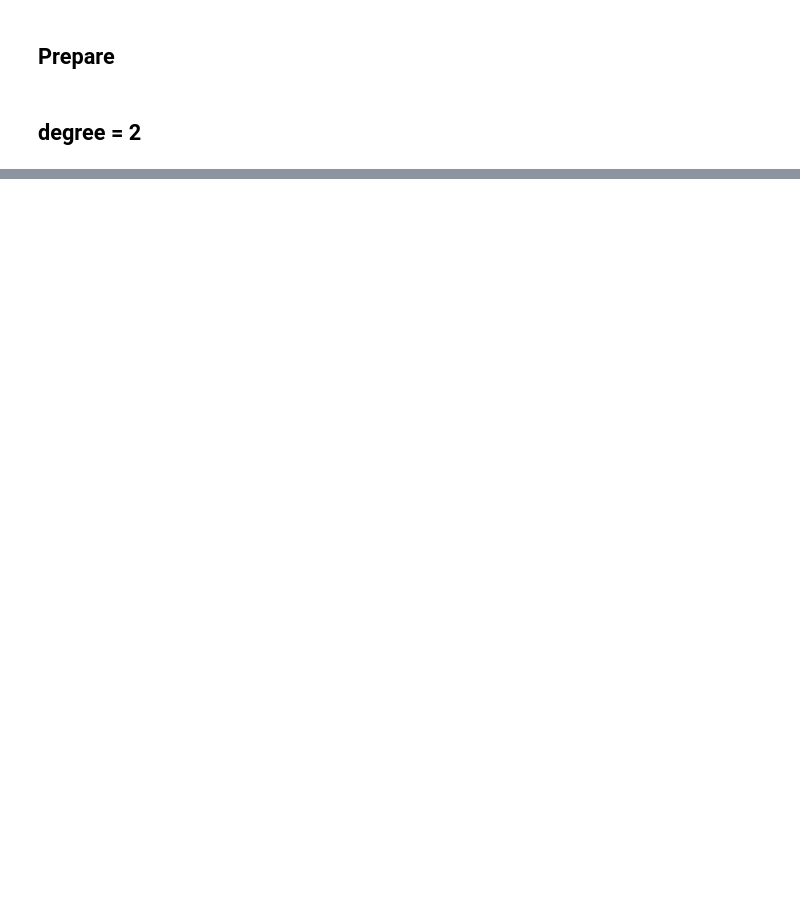
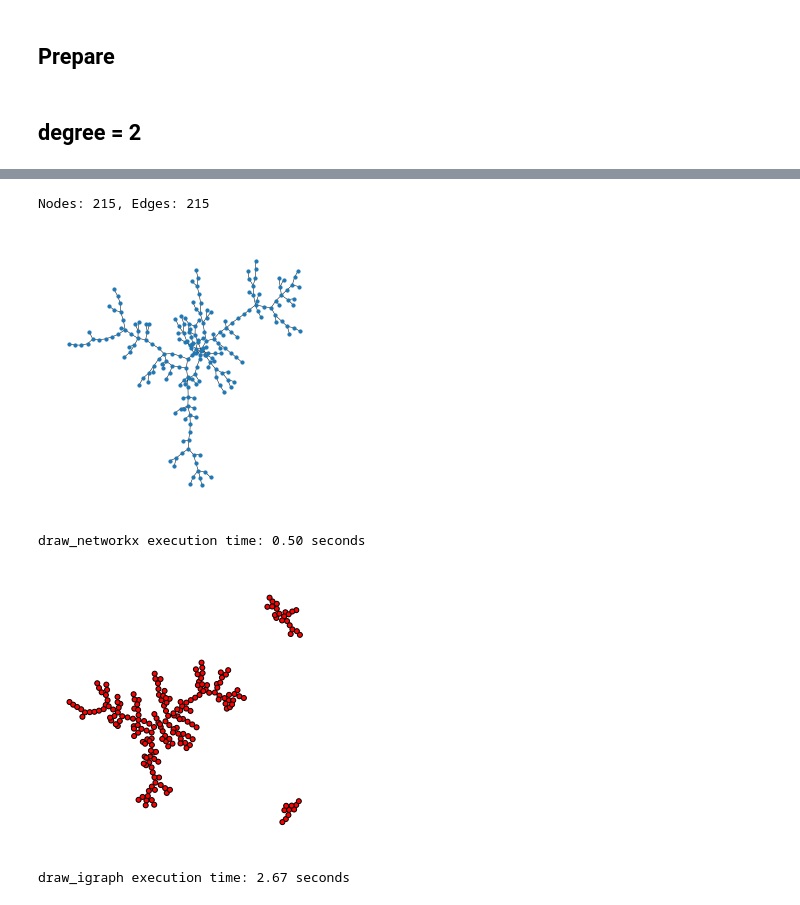
Before and after one commit to momijiro/tech-blogs, a Jupyter notebook: 240419/comapare_networkx_and_igraph.ipynb, the cells around one changed output, grey strips where cells are left out. Drawn from its saved outputs; the diff is of its cells as text; code cells hidden in the pictures; blank space fills up the shorter version.

```diff
--- a/240419/comapare_networkx_and_igraph.ipynb
+++ b/240419/comapare_networkx_and_igraph.ipynb
@@ -81 +107,9 @@ draw_networkx execution time: 0.09 seconds
 draw_igraph execution time: 0.98 seconds
+# %%
+main(215, 2)
+# %% [output]
+Nodes: 215, Edges: 215
+[figure, added]
+draw_networkx execution time: 0.50 seconds
+[figure, added]
+draw_igraph execution time: 2.67 seconds
```
Also changed, not shown: parts of 74 cells of this notebook.
